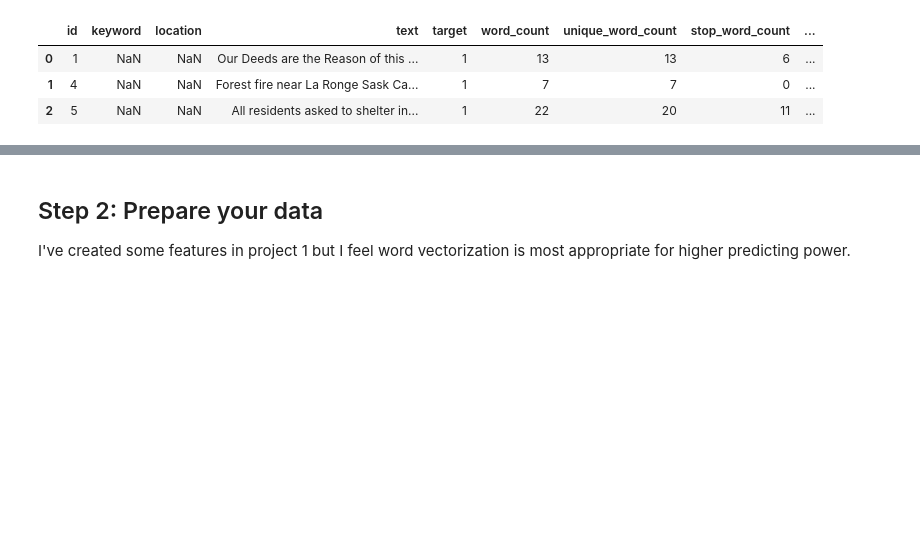
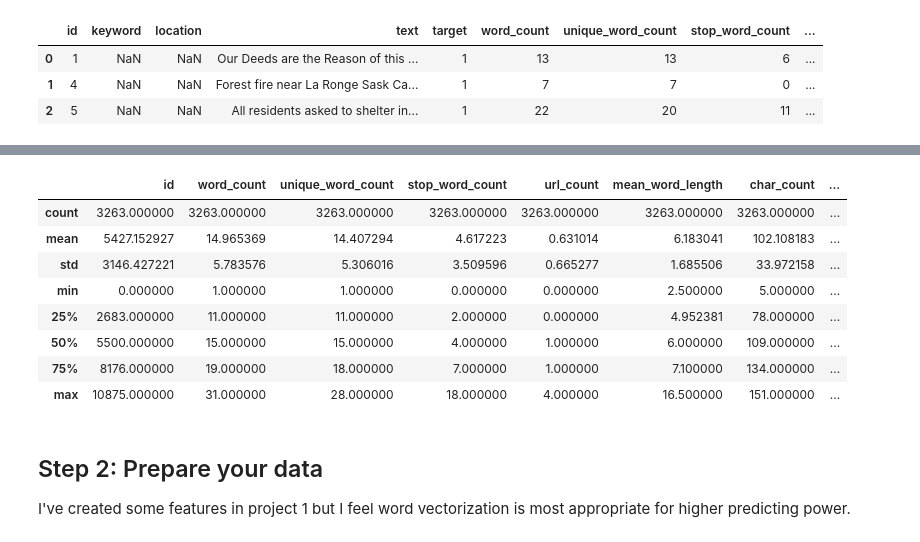
Before and after one commit to lydiakirakira/data71200sp20, a Jupyter notebook: project2/Project_2_Supervised_Learning_ltong.ipynb, the cells around one changed output, grey strips where cells are left out. Drawn from its saved outputs; the diff is of its cells as text; code cells hidden in the pictures; blank space fills up the shorter version.

```diff
--- a/project2/Project_2_Supervised_Learning_ltong.ipynb
+++ b/project2/Project_2_Supervised_Learning_ltong.ipynb
@@ -37,3 +91,15 @@ df_test = df_test.drop(columns=['rawtext'])
+# %%
+df_test.describe()
+# %% [output]
+|  | id | word_count | unique_word_count | stop_word_count | url_count | mean_word_length | char_count | ... |
+| count | 3263.000000 | 3263.000000 | 3263.000000 | 3263.000000 | 3263.000000 | 3263.000000 | 3263.000000 | ... |
+| mean | 5427.152927 | 14.965369 | 14.407294 | 4.617223 | 0.631014 | 6.183041 | 102.108183 | ... |
+| std | 3146.427221 | 5.783576 | 5.306016 | 3.509596 | 0.665277 | 1.685506 | 33.972158 | ... |
+| min | 0.000000 | 1.000000 | 1.000000 | 0.000000 | 0.000000 | 2.500000 | 5.000000 | ... |
+| 25% | 2683.000000 | 11.000000 | 11.000000 | 2.000000 | 0.000000 | 4.952381 | 78.000000 | ... |
+| 50% | 5500.000000 | 15.000000 | 15.000000 | 4.000000 | 1.000000 | 6.000000 | 109.000000 | ... |
+| 75% | 8176.000000 | 19.000000 | 18.000000 | 7.000000 | 1.000000 | 7.100000 | 134.000000 | ... |
+| max | 10875.000000 | 31.000000 | 28.000000 | 18.000000 | 4.000000 | 16.500000 | 151.000000 | ... |
 # %% [markdown]
 ## Step 2:  Prepare your data
 I've created some features in project 1 but I feel word vectorization is most appropriate for higher predicting power.
```
Also changed, not shown: parts of 11 cells of this notebook.
